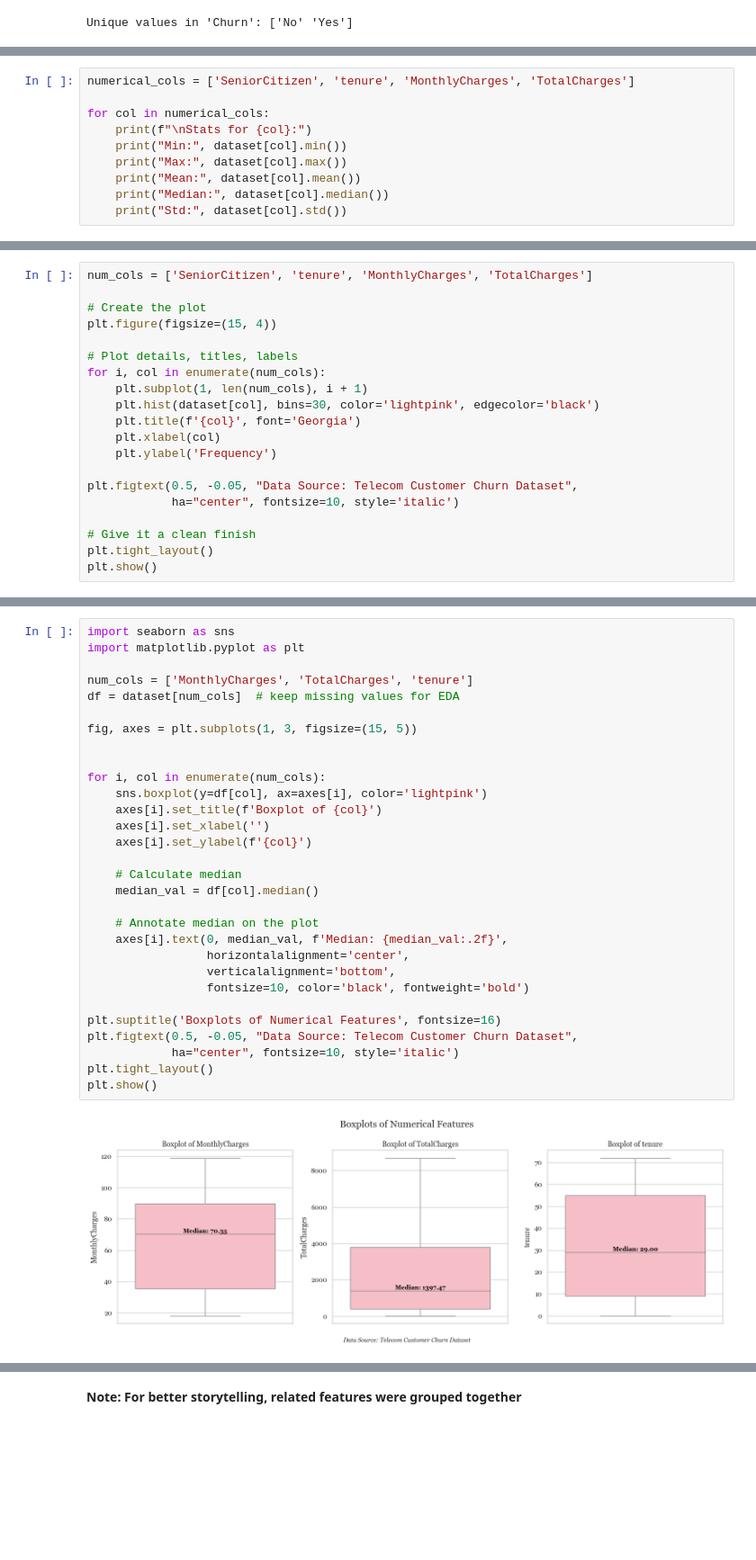
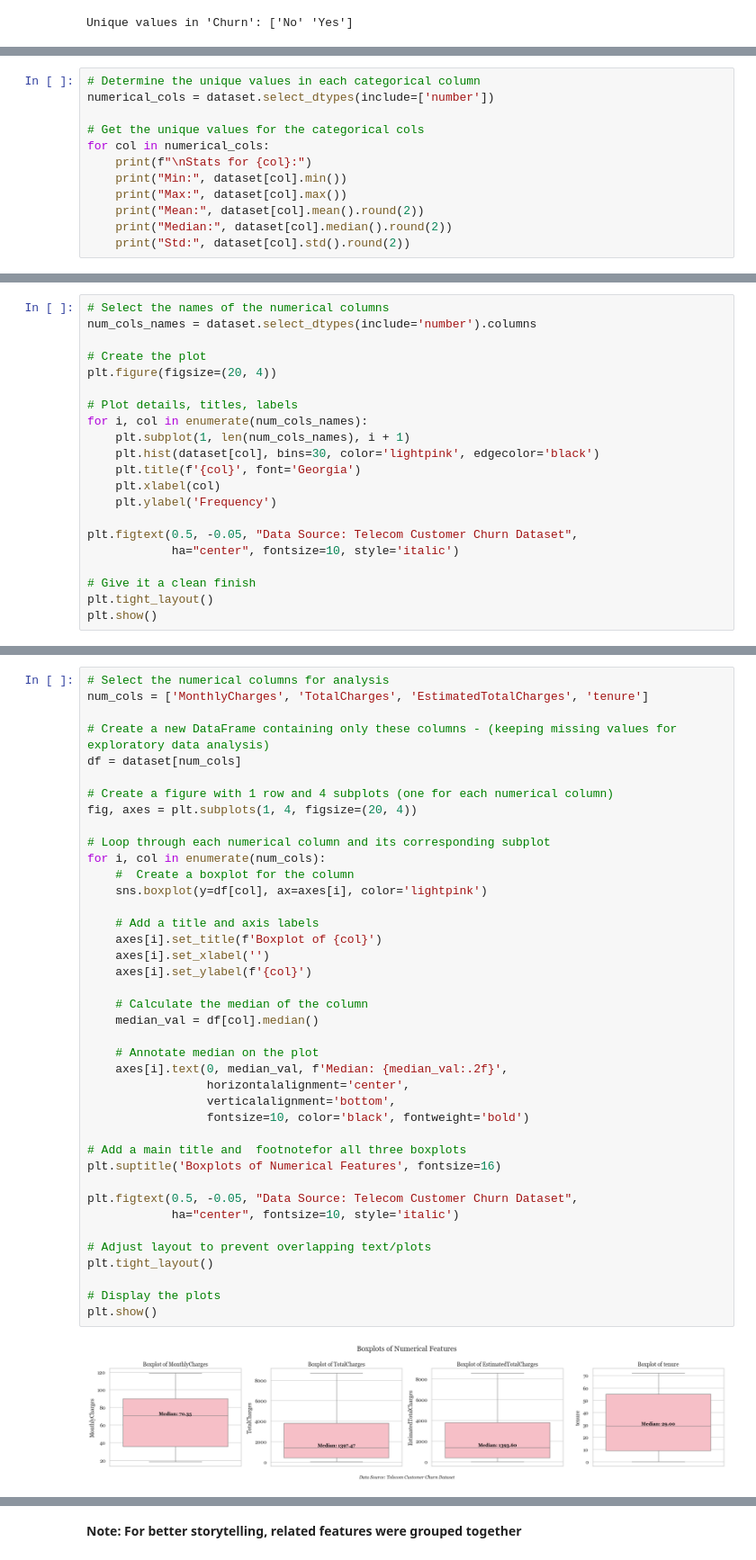
Before and after one commit to codedbyseosy/Exploratory-Data-Analysis-EDA-Project, a Jupyter notebook: Customer Churn Prediction/notebooks/01_eda.ipynb, the cells around one changed output, grey strips where cells are left out. Shown at 90% size. Saved outputs shown, nothing was run; the diff lists cells and outputs as text; blank space fills up the shorter version.

```diff
--- a/Customer Churn Prediction/notebooks/01_eda.ipynb
+++ b/Customer Churn Prediction/notebooks/01_eda.ipynb
@@ -581,13 +701,15 @@ The following steps will be carried out in this section:
 # %%
-numerical_cols = ['SeniorCitizen', 'tenure', 'MonthlyCharges', 'TotalCharges']
+# Determine the unique values in each categorical column
+numerical_cols = dataset.select_dtypes(include=['number'])
 
+# Get the unique values for the categorical cols
 for col in numerical_cols:
     print(f"\nStats for {col}:")
     print("Min:", dataset[col].min())
     print("Max:", dataset[col].max())
-    print("Mean:", dataset[col].mean())
-    print("Median:", dataset[col].median())
-    print("Std:", dataset[col].std())
+    print("Mean:", dataset[col].mean().round(2))
+    print("Median:", dataset[col].median().round(2))
+    print("Std:", dataset[col].std().round(2))
 # %% [output]
 Stats for SeniorCitizen:
 Min: 0
@@ -654,12 +779,13 @@ Std: 2266.771361883145
 # %%
-num_cols = ['SeniorCitizen', 'tenure', 'MonthlyCharges', 'TotalCharges']
+# Select the names of the numerical columns
+num_cols_names = dataset.select_dtypes(include='number').columns
 
 # Create the plot
-plt.figure(figsize=(15, 4))
+plt.figure(figsize=(20, 4))
 
 # Plot details, titles, labels
-for i, col in enumerate(num_cols):
-    plt.subplot(1, len(num_cols), i + 1)
+for i, col in enumerate(num_cols_names):
+    plt.subplot(1, len(num_cols_names), i + 1)
     plt.hist(dataset[col], bins=30, color='lightpink', edgecolor='black')
     plt.title(f'{col}', font='Georgia')
     plt.xlabel(col)
@@ -737,33 +874,43 @@ plt.show()
 # %%
-import seaborn as sns
-import matplotlib.pyplot as plt
+# Select the numerical columns for analysis
+num_cols = ['MonthlyCharges', 'TotalCharges', 'EstimatedTotalCharges', 'tenure']
 
-num_cols = ['MonthlyCharges', 'TotalCharges', 'tenure']
-df = dataset[num_cols]  # keep missing values for EDA
+# Create a new DataFrame containing only these columns - (keeping missing values for exploratory data analysis)
+df = dataset[num_cols]
 
-fig, axes = plt.subplots(1, 3, figsize=(15, 5))
+# Create a figure with 1 row and 4 subplots (one for each numerical column)
+fig, axes = plt.subplots(1, 4, figsize=(20, 4))
 
+# Loop through each numerical column and its corresponding subplot
+for i, col in enumerate(num_cols):
+    #  Create a boxplot for the column
+    sns.boxplot(y=df[col], ax=axes[i], color='lightpink')
 
-for i, col in enumerate(num_cols):
-    sns.boxplot(y=df[col], ax=axes[i], color='lightpink')
+    # Add a title and axis labels
     axes[i].set_title(f'Boxplot of {col}')
     axes[i].set_xlabel('')
     axes[i].set_ylabel(f'{col}')
 
-    # Calculate median
+    # Calculate the median of the column
     median_val = df[col].median()
 
     # Annotate median on the plot
     axes[i].text(0, median_val, f'Median: {median_val:.2f}',
                  horizontalalignment='center',
                  verticalalignment='bottom',
                  fontsize=10, color='black', fontweight='bold')
 
+# Add a main title and  footnotefor all three boxplots
 plt.suptitle('Boxplots of Numerical Features', fontsize=16)
+
 plt.figtext(0.5, -0.05, "Data Source: Telecom Customer Churn Dataset",
             ha="center", fontsize=10, style='italic')
+
+# Adjust layout to prevent overlapping text/plots
 plt.tight_layout()
+
+# Display the plots
 plt.show()
 # %% [output]
-[figure, old version]
+[figure, new version]
 # %% [markdown]
```
Also changed, not shown: parts of 102 cells of this notebook, 3 other files.
